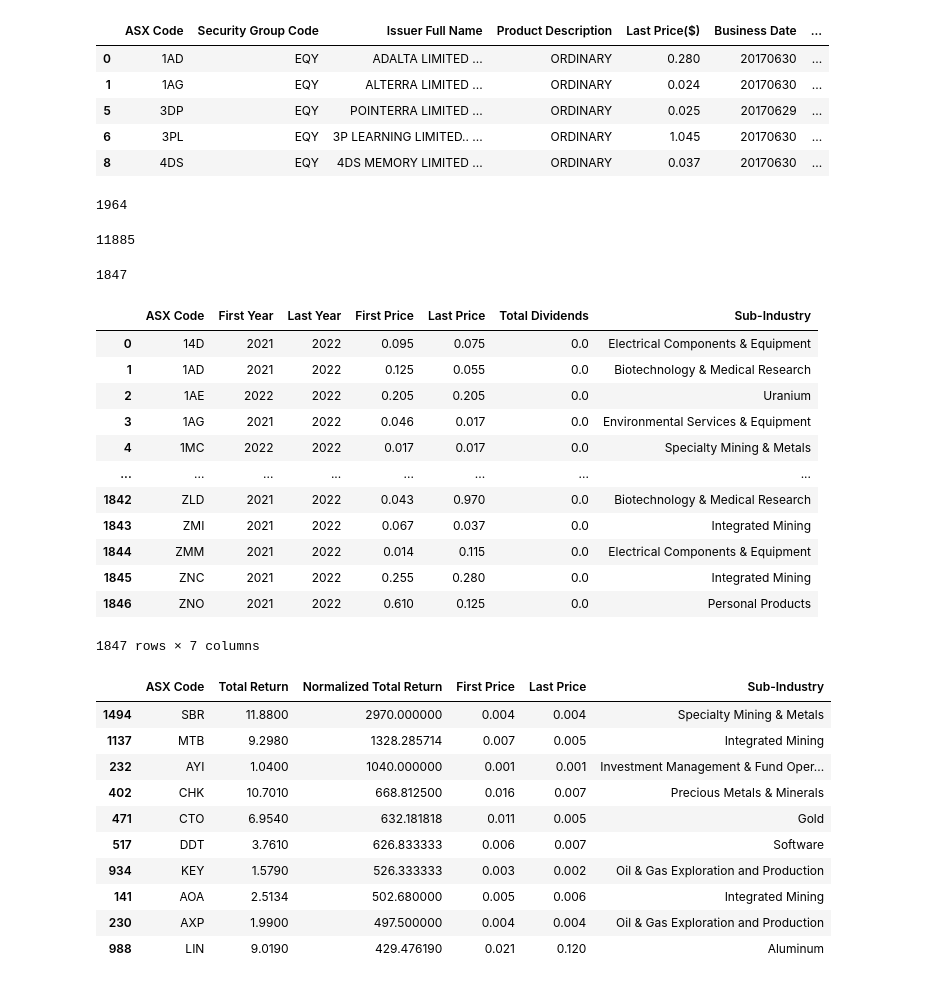
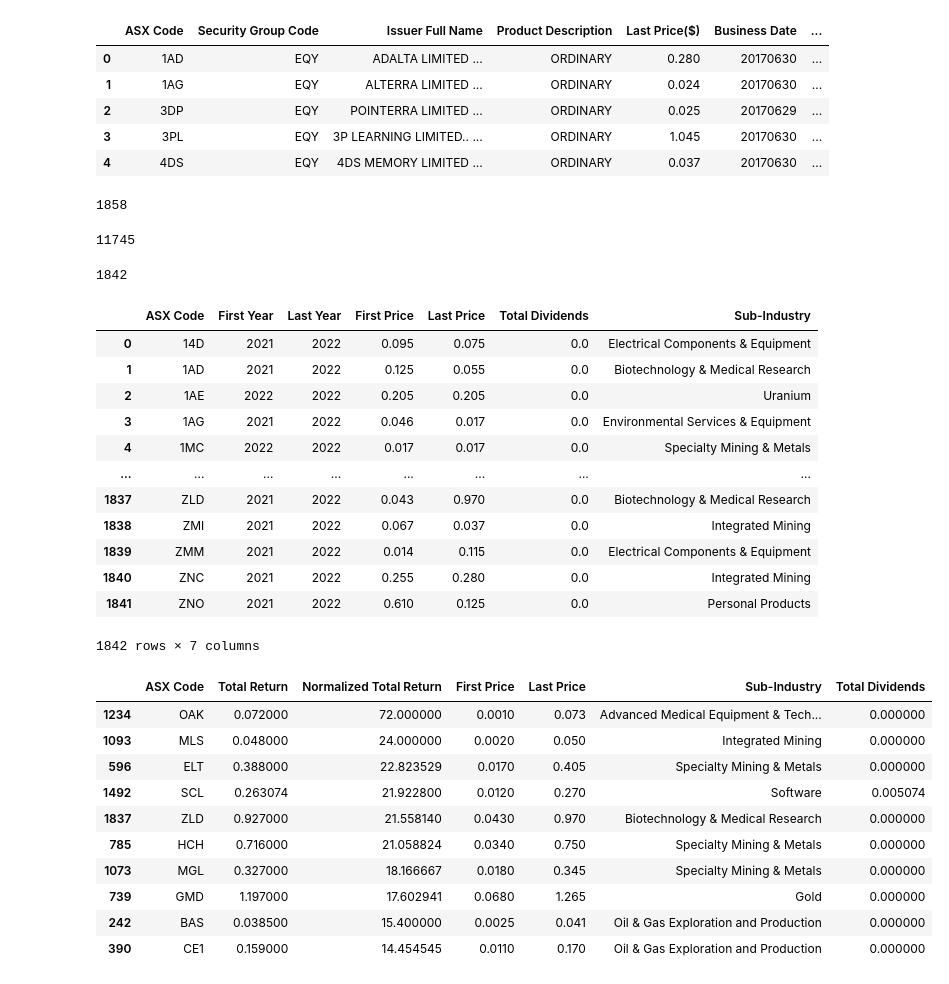
Before and after one commit to TruptiRadadiya/Australian_Stock_Market_Analysis, a Jupyter notebook: visualization/calculate_top_and_button_gainers-during_covid.ipynb, the cells around one changed output. Cells and saved outputs as stored; diff of their text form; code cells hidden in the pictures.

```diff
--- a/visualization/calculate_top_and_button_gainers-during_covid.ipynb
+++ b/visualization/calculate_top_and_button_gainers-during_covid.ipynb
@@ -16,22 +16,20 @@ final_df.head()
-# %%
-final_df.dropna(subset = ["Sub-Industry"],inplace= True)
 # %%
 final_df.head()
 # %% [output]
 |  | ASX Code | Security Group Code | Issuer Full Name | Product Description | Last Price($) | Business Date | ... |
 | 0 | 1AD | EQY | ADALTA LIMITED ... | ORDINARY | 0.280 | 20170630 | ... |
 | 1 | 1AG | EQY | ALTERRA LIMITED ... | ORDINARY | 0.024 | 20170630 | ... |
-| 5 | 3DP | EQY | POINTERRA LIMITED ... | ORDINARY | 0.025 | 20170629 | ... |
-| 6 | 3PL | EQY | 3P LEARNING LIMITED.. ... | ORDINARY | 1.045 | 20170630 | ... |
-| 8 | 4DS | EQY | 4DS MEMORY LIMITED ... | ORDINARY | 0.037 | 20170630 | ... |
+| 2 | 3DP | EQY | POINTERRA LIMITED ... | ORDINARY | 0.025 | 20170629 | ... |
+| 3 | 3PL | EQY | 3P LEARNING LIMITED.. ... | ORDINARY | 1.045 | 20170630 | ... |
+| 4 | 4DS | EQY | 4DS MEMORY LIMITED ... | ORDINARY | 0.037 | 20170630 | ... |
 # %%
 final_df["ASX Code"].nunique()
 # %% [output]
-1964
+1858
 # %%
 final_df["ASX Code"].count()
 # %% [output]
-11885
+11745
 # %%
 # To analyze the data for covid period, we only need to keep the data from 2020 to 2022 which was during covid
 # Then, we will calculate the same analysis for that period.
@@ -39,7 +37,7 @@ covid_period = [2020, 2021, 2022]
 final_df = final_df[final_df['Year'].isin(covid_period)]
 final_df["ASX Code"].nunique()
 # %% [output]
-1847
+1842
 # %%
 # Try to apply Splits on the prices of previous years so that we can apply it on the price
 
@@ -58,6 +56,8 @@ for _, split_event in split_events.iterrows():
 
 
 
+# convert the dividends from percent to dollar
+final_df['Dividends'] = final_df['Dividends'] * final_df['Last Price($)'] /100
 # Group data by 'ASX Code' and 'Year', and sort each group by 'Year' before finding the first and last prices
 first_last_prices = final_df.groupby(['ASX Code', 'Year']).apply(lambda x: x.sort_values('Year')).reset_index(drop=True).groupby('ASX Code').agg({'Year': ['first', 'last'], 'Last Price($)': ['first', 'last'], 'Dividends': 'sum', 'Sub-Industry': 'last'}).reset_index()
 
@@ -73,39 +73,38 @@ first_last_prices
 | 3 | 1AG | 2021 | 2022 | 0.046 | 0.017 | 0.0 | Environmental Services & Equipment |
 | 4 | 1MC | 2022 | 2022 | 0.017 | 0.017 | 0.0 | Specialty Mining & Metals |
 | ... | ... | ... | ... | ... | ... | ... | ... |
-| 1842 | ZLD | 2021 | 2022 | 0.043 | 0.970 | 0.0 | Biotechnology & Medical Research |
-| 1843 | ZMI | 2021 | 2022 | 0.067 | 0.037 | 0.0 | Integrated Mining |
-| 1844 | ZMM | 2021 | 2022 | 0.014 | 0.115 | 0.0 | Electrical Components & Equipment |
-| 1845 | ZNC | 2021 | 2022 | 0.255 | 0.280 | 0.0 | Integrated Mining |
-| 1846 | ZNO | 2021 | 2022 | 0.610 | 0.125 | 0.0 | Personal Products |
+| 1837 | ZLD | 2021 | 2022 | 0.043 | 0.970 | 0.0 | Biotechnology & Medical Research |
+| 1838 | ZMI | 2021 | 2022 | 0.067 | 0.037 | 0.0 | Integrated Mining |
+| 1839 | ZMM | 2021 | 2022 | 0.014 | 0.115 | 0.0 | Electrical Components & Equipment |
+| 1840 | ZNC | 2021 | 2022 | 0.255 | 0.280 | 0.0 | Integrated Mining |
+| 1841 | ZNO | 2021 | 2022 | 0.610 | 0.125 | 0.0 | Personal Products |
-1847 rows × 7 columns
+1842 rows × 7 columns
 # %%
 # Calculate total return (price appreciation + dividends)
 first_last_prices['Total Return'] = first_last_prices['Last Price'] - first_last_prices['First Price'] + first_last_prices['Total Dividends']
-
 # Normalize total return
 first_last_prices['Normalized Total Return'] = first_last_prices['Total Return'] / first_last_prices['First Price']
 
 # Sort ASX codes based on normalized total return
 sorted_data = first_last_prices.sort_values(by='Normalized Total Return', ascending=False)
 
 # Create report
-top_gainers_report = sorted_data[['ASX Code', 'Total Return', 'Normalized Total Return', 'First Price', 'Last Price', 'Sub-Industry']]
+top_gainers_report = sorted_data[['ASX Code', 'Total Return', 'Normalized Total Return', 'First Price', 'Last Price', 'Sub-Industry','Total Dividends']]
 
 # Display or export the report as needed
-top_gainers_report.head(10)  # Display top 10 gainers
+top_gainers_report.head(10)
 # %% [output]
-|  | ASX Code | Total Return | Normalized Total Return | First Price | Last Price | Sub-Industry |
-| 1494 | SBR | 11.8800 | 2970.000000 | 0.004 | 0.004 | Specialty Mining & Metals |
-| 1137 | MTB | 9.2980 | 1328.285714 | 0.007 | 0.005 | Integrated Mining |
-| 232 | AYI | 1.0400 | 1040.000000 | 0.001 | 0.001 | Investment Management & Fund Oper... |
-| 402 | CHK | 10.7010 | 668.812500 | 0.016 | 0.007 | Precious Metals & Minerals |
-| 471 | CTO | 6.9540 | 632.181818 | 0.011 | 0.005 | Gold |
-| 517 | DDT | 3.7610 | 626.833333 | 0.006 | 0.007 | Software |
-| 934 | KEY | 1.5790 | 526.333333 | 0.003 | 0.002 | Oil & Gas Exploration and Production |
-| 141 | AOA | 2.5134 | 502.680000 | 0.005 | 0.006 | Integrated Mining |
-| 230 | AXP | 1.9900 | 497.500000 | 0.004 | 0.004 | Oil & Gas Exploration and Production |
-| 988 | LIN | 9.0190 | 429.476190 | 0.021 | 0.120 | Aluminum |
+|  | ASX Code | Total Return | Normalized Total Return | First Price | Last Price | Sub-Industry | Total Dividends |
+| 1234 | OAK | 0.072000 | 72.000000 | 0.0010 | 0.073 | Advanced Medical Equipment & Tech... | 0.000000 |
+| 1093 | MLS | 0.048000 | 24.000000 | 0.0020 | 0.050 | Integrated Mining | 0.000000 |
+| 596 | ELT | 0.388000 | 22.823529 | 0.0170 | 0.405 | Specialty Mining & Metals | 0.000000 |
+| 1492 | SCL | 0.263074 | 21.922800 | 0.0120 | 0.270 | Software | 0.005074 |
+| 1837 | ZLD | 0.927000 | 21.558140 | 0.0430 | 0.970 | Biotechnology & Medical Research | 0.000000 |
+| 785 | HCH | 0.716000 | 21.058824 | 0.0340 | 0.750 | Specialty Mining & Metals | 0.000000 |
+| 1073 | MGL | 0.327000 | 18.166667 | 0.0180 | 0.345 | Specialty Mining & Metals | 0.000000 |
+| 739 | GMD | 1.197000 | 17.602941 | 0.0680 | 1.265 | Gold | 0.000000 |
+| 242 | BAS | 0.038500 | 15.400000 | 0.0025 | 0.041 | Oil & Gas Exploration and Production | 0.000000 |
+| 390 | CE1 | 0.159000 | 14.454545 | 0.0110 | 0.170 | Oil & Gas Exploration and Production | 0.000000 |
 # %%
 # Display or export the report as needed
 top_gainers_report[['ASX Code','Normalized Total Return','Sub-Industry']].head(10)  # Display top 10 gainers
```
Also changed, not shown: parts of 15 cells of this notebook, 1 other file.
